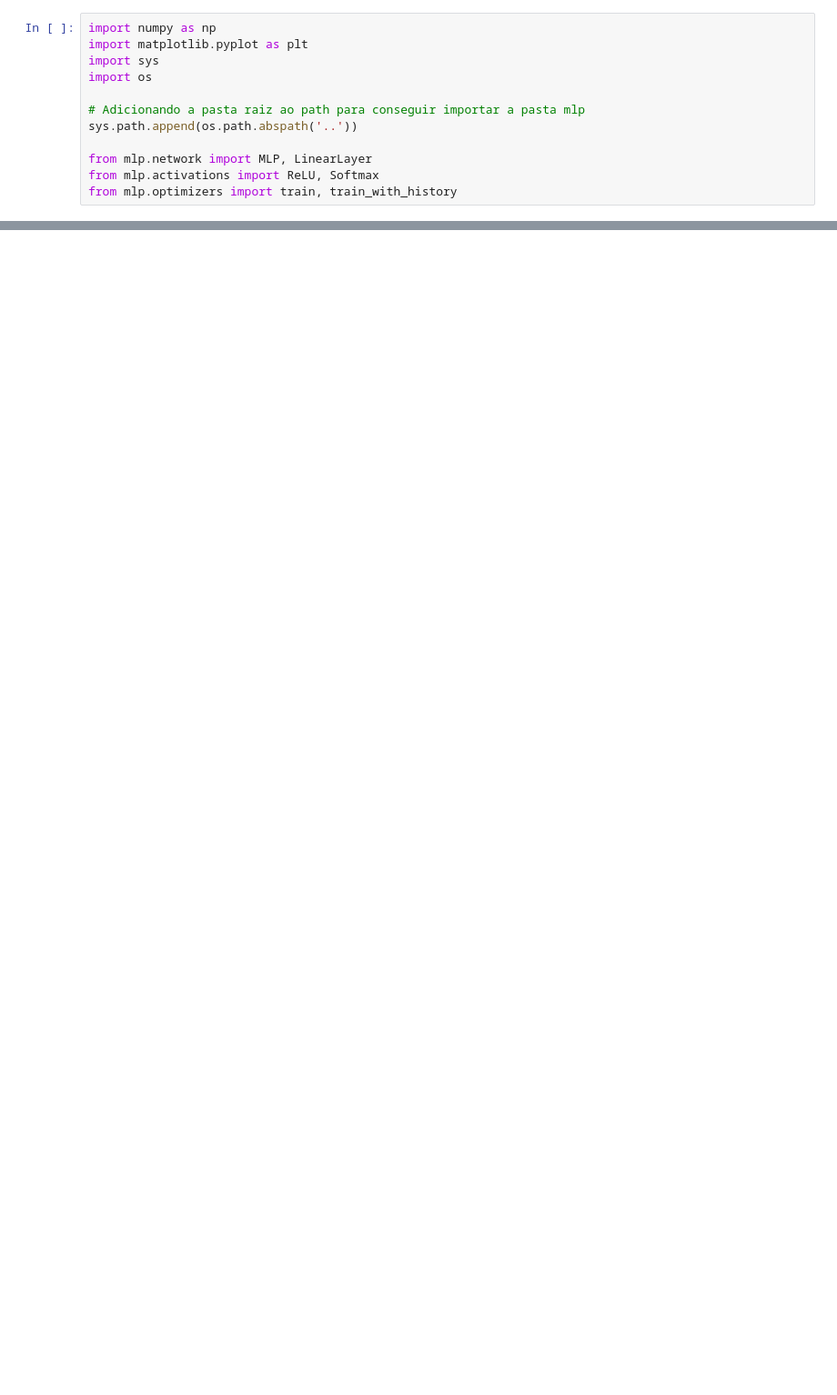
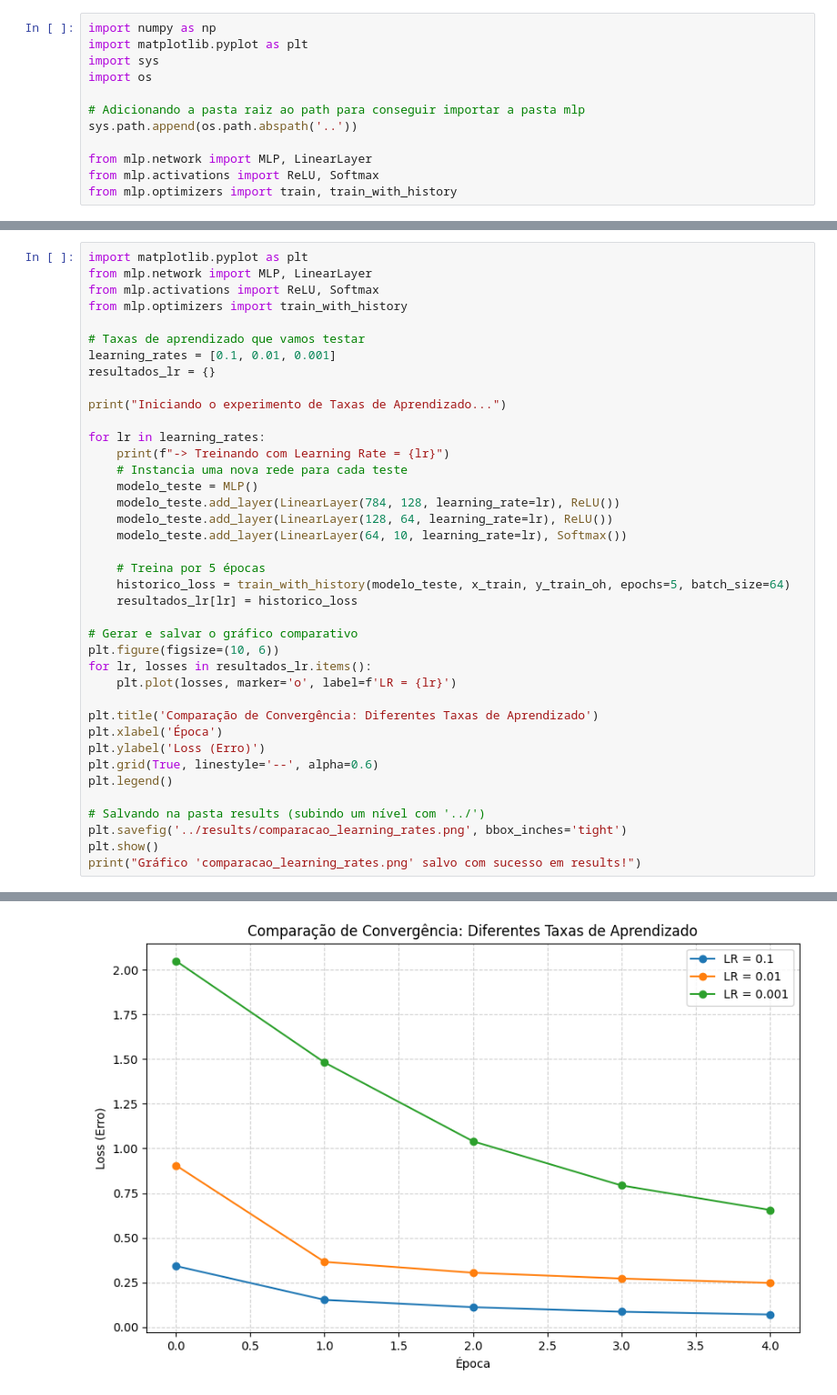
Before and after one commit to m-pretti/Ponderada-MLP, a Jupyter notebook: notebooks/experimentos.ipynb, the cells around one changed output, grey strips where cells are left out. Shown at 91% size. Drawn from its saved outputs; the diff is of its cells as text; blank space fills up the shorter version.

Commit message:
feat: adiciona comparação learning rates

```diff
--- a/notebooks/experimentos.ipynb
+++ b/notebooks/experimentos.ipynb
@@ -87,0 +75,40 @@ plt.show()
+# %%
+import matplotlib.pyplot as plt
+from mlp.network import MLP, LinearLayer
+from mlp.activations import ReLU, Softmax
+from mlp.optimizers import train_with_history
+
+# Taxas de aprendizado que vamos testar
+learning_rates = [0.1, 0.01, 0.001]
+resultados_lr = {}
+
+print("Iniciando o experimento de Taxas de Aprendizado...")
+
+for lr in learning_rates:
+    print(f"-> Treinando com Learning Rate = {lr}")
+    # Instancia uma nova rede para cada teste
+    modelo_teste = MLP()
+    modelo_teste.add_layer(LinearLayer(784, 128, learning_rate=lr), ReLU())
+    modelo_teste.add_layer(LinearLayer(128, 64, learning_rate=lr), ReLU())
+    modelo_teste.add_layer(LinearLayer(64, 10, learning_rate=lr), Softmax())
+
+    # Treina por 5 épocas
+    historico_loss = train_with_history(modelo_teste, x_train, y_train_oh, epochs=5, batch_size=64)
+    resultados_lr[lr] = historico_loss
+
+# Gerar e salvar o gráfico comparativo
+plt.figure(figsize=(10, 6))
+for lr, losses in resultados_lr.items():
+    plt.plot(losses, marker='o', label=f'LR = {lr}')
+
+plt.title('Comparação de Convergência: Diferentes Taxas de Aprendizado')
+plt.xlabel('Época')
+plt.ylabel('Loss (Erro)')
+plt.grid(True, linestyle='--', alpha=0.6)
+plt.legend()
+
+# Salvando na pasta results (subindo um nível com '../')
+plt.savefig('../results/comparacao_learning_rates.png', bbox_inches='tight')
+plt.show()
+print("Gráfico 'comparacao_learning_rates.png' salvo com sucesso em results!")
+# %% [output]
@@ -87,0 +134 @@ plt.show()
+[figure, added]
```
Also changed, not shown: parts of 5 cells of this notebook, 1 other file.
